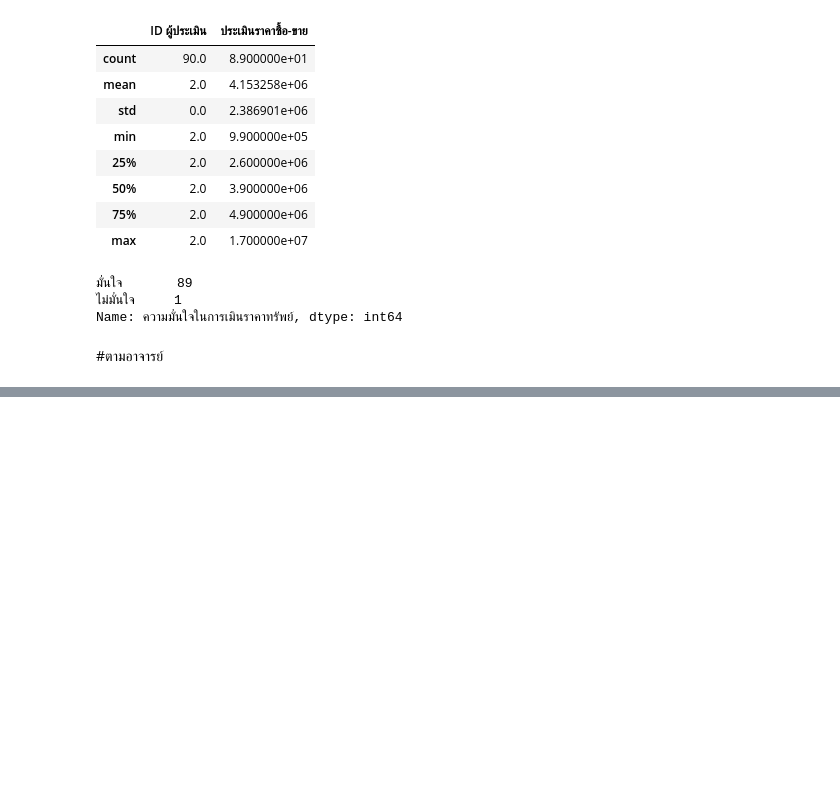
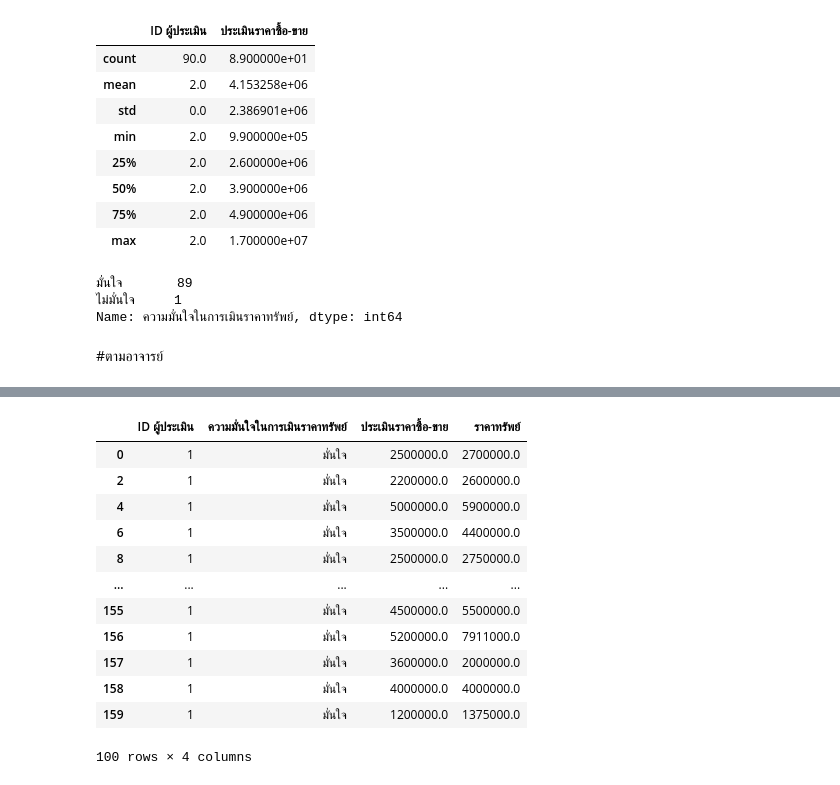
Before and after one commit to sucheerarighthere/BasicProg_DataViz65, a Jupyter notebook: [dataprep]_property_estimator.ipynb, the cells around one changed output, grey strips where cells are left out. Cells and saved outputs as stored; diff of their text form; code cells hidden in the pictures; blank space fills up the shorter version.

```diff
--- a/[dataprep]_property_estimator.ipynb
+++ b/[dataprep]_property_estimator.ipynb
@@ -116,0 +147,17 @@ Name: ให้คะแนนทรัพย์, dtype: int64
+# %%
+d1 = difference[difference['ID ผู้ประเมิน']==1]
+d1
+# %% [output]
+|  | ID ผู้ประเมิน | ความมั่นใจในการเมินราคาทรัพย์ | ประเมินราคาซื้อ-ขาย | ราคาทรัพย์ |
+| 0 | 1 | มั่นใจ | 2500000.0 | 2700000.0 |
+| 2 | 1 | มั่นใจ | 2200000.0 | 2600000.0 |
+| 4 | 1 | มั่นใจ | 5000000.0 | 5900000.0 |
+| 6 | 1 | มั่นใจ | 3500000.0 | 4400000.0 |
+| 8 | 1 | มั่นใจ | 2500000.0 | 2750000.0 |
+| ... | ... | ... | ... | ... |
+| 155 | 1 | มั่นใจ | 4500000.0 | 5500000.0 |
+| 156 | 1 | มั่นใจ | 5200000.0 | 7911000.0 |
+| 157 | 1 | มั่นใจ | 3600000.0 | 2000000.0 |
+| 158 | 1 | มั่นใจ | 4000000.0 | 4000000.0 |
+| 159 | 1 | มั่นใจ | 1200000.0 | 1375000.0 |
+100 rows × 4 columns
```
Also changed, not shown: parts of 12 cells of this notebook.
